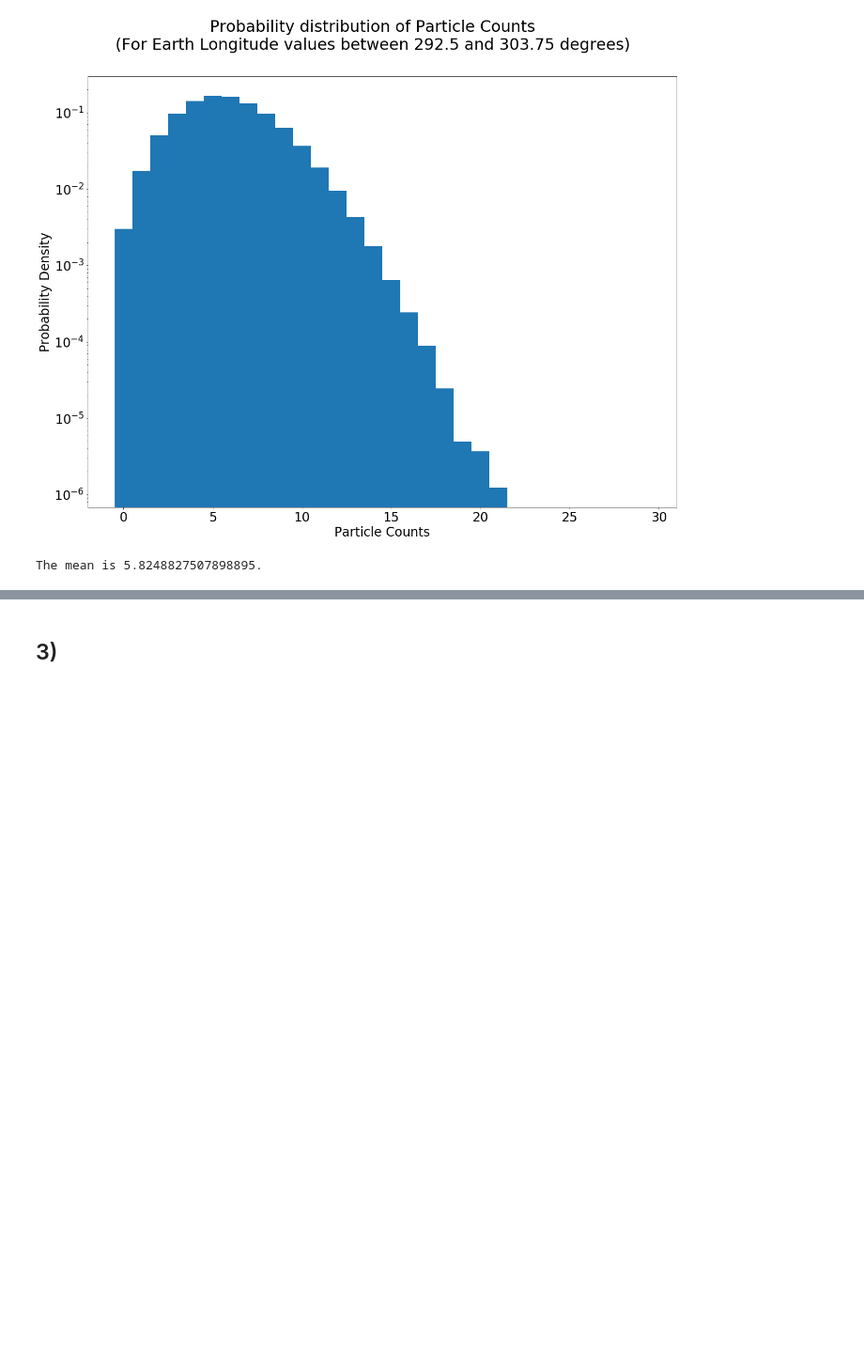
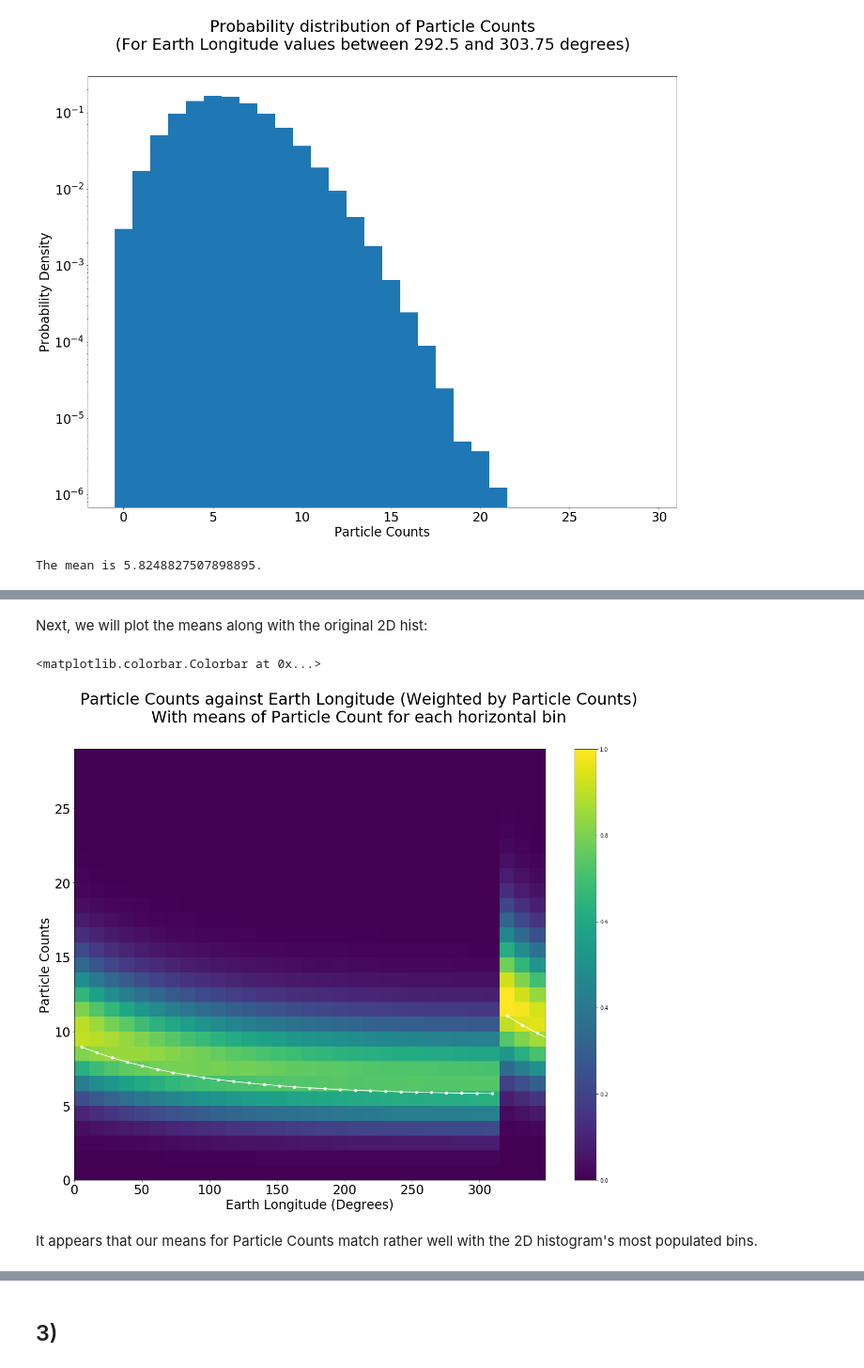
Before and after one commit to John-ZH/PHYS-343-Lab, a Jupyter notebook: John_Zhuang_Lab04.ipynb, the cells around one changed output, grey strips where cells are left out. Shown at 94% size. Cells and saved outputs as stored; diff of their text form; code cells hidden in the pictures; blank space fills up the shorter version.

```diff
--- a/John_Zhuang_Lab04.ipynb
+++ b/John_Zhuang_Lab04.ipynb
@@ -425,0 +397,19 @@ plt.show()
+# %% [markdown]
+Next, we will plot the means along with the original 2D hist:
+# %%
+plt.suptitle('Particle Counts against Earth Longitude (Weighted by Particle Counts)\nWith means of Particle Count for each horizontal bin', fontsize=30)
+plt.xlabel('Earth Longitude (Degrees)', fontsize = 24)
+plt.ylabel('Particle Counts', fontsize = 24)
+plt.tick_params(labelsize = 24)
+binx = np.arange(0, 360, 11.25)
+biny = np.arange(0,30)
+plt.hist2d(data[2,:], data[3,:],  bins = [binx, biny], weights = data[3,:])
+plt.scatter(binx + diff/2, means, s = 25, c = 'w', marker = 'o')
+plt.plot(binx[0:28] + diff/2, means[0:28], 'w')
+plt.plot(binx[28:] + diff/2, means[28:], 'w')
+plt.colorbar()
+# %% [output]
+<matplotlib.colorbar.Colorbar at 0x...>
+[figure, added]
+# %% [markdown]
+It appears that our means for Particle Counts match rather well with the 2D histogram's most populated bins.
```
Also changed, not shown: parts of 78 cells of this notebook.
